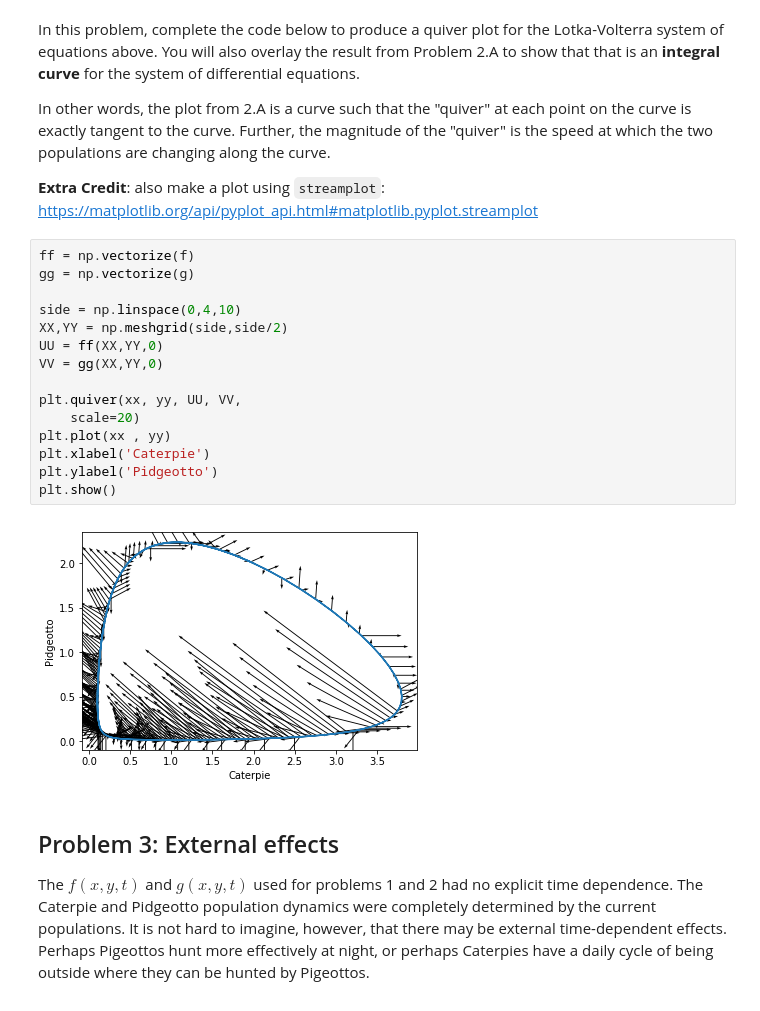
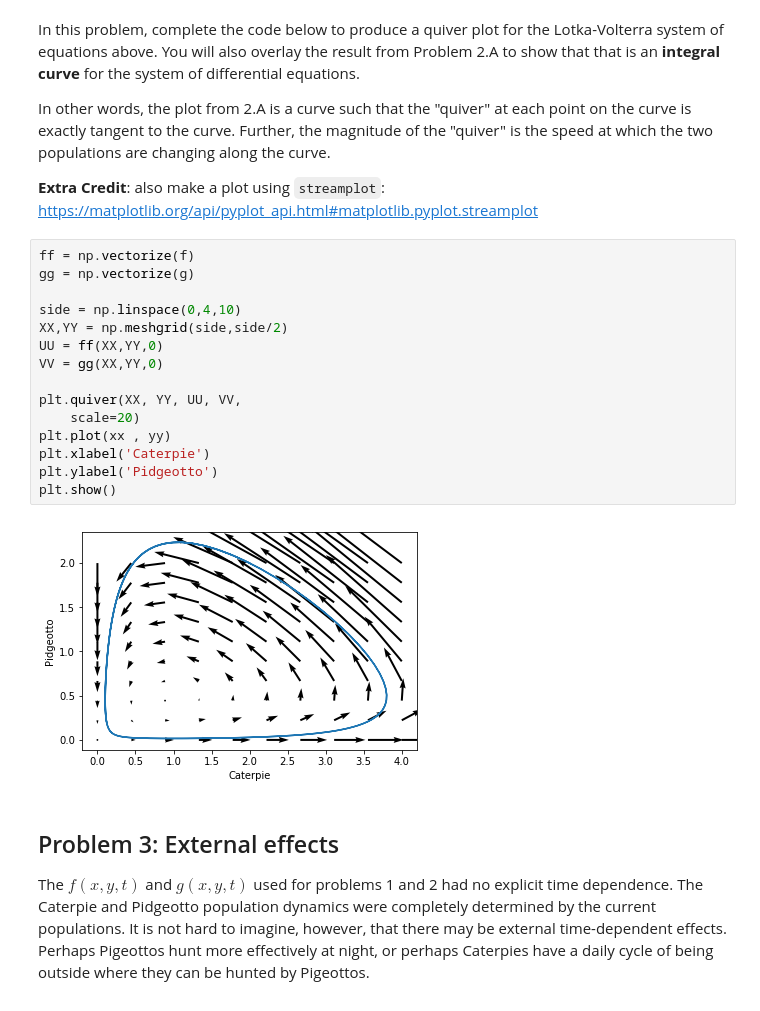
Before and after one commit to fmfelixmarcia/PHYS177, a Jupyter notebook: Homework 3.ipynb, the cells around one changed output. Saved outputs shown, nothing was run; the diff lists cells and outputs as text.

```diff
--- a/Homework 3.ipynb
+++ b/Homework 3.ipynb
@@ -576,20 +576,20 @@ In other words, the plot from 2.A is a curve such that the "quiver" at each poin
 # %%
 ff = np.vectorize(f)
 gg = np.vectorize(g)
 
 side = np.linspace(0,4,10)
 XX,YY = np.meshgrid(side,side/2)
 UU = ff(XX,YY,0)
 VV = gg(XX,YY,0)
 
-plt.quiver(xx, yy, UU, VV,
+plt.quiver(XX, YY, UU, VV,
     scale=20)
 plt.plot(xx , yy)
 plt.xlabel('Caterpie')
 plt.ylabel('Pidgeotto')
 plt.show()
 # %% [output]
-[figure, old version]
+[figure, new version]
 # %% [markdown]
 ## Problem 3: External effects
 
```
Also changed, not shown: parts of 3 cells of this notebook.
